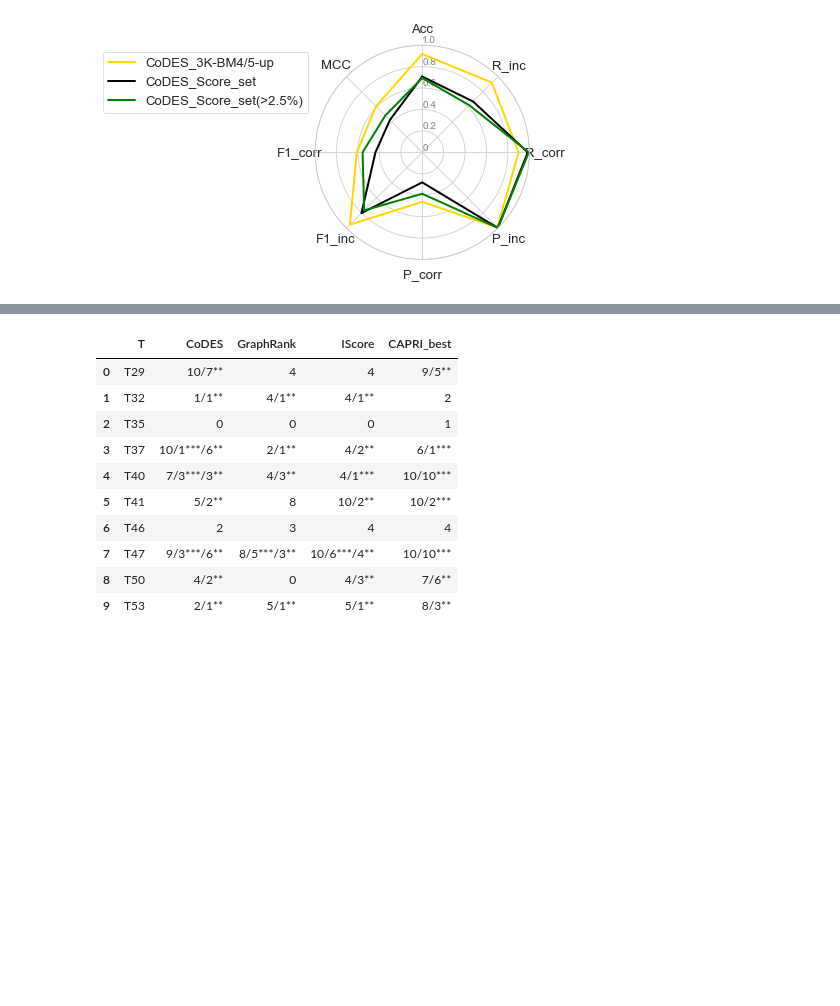
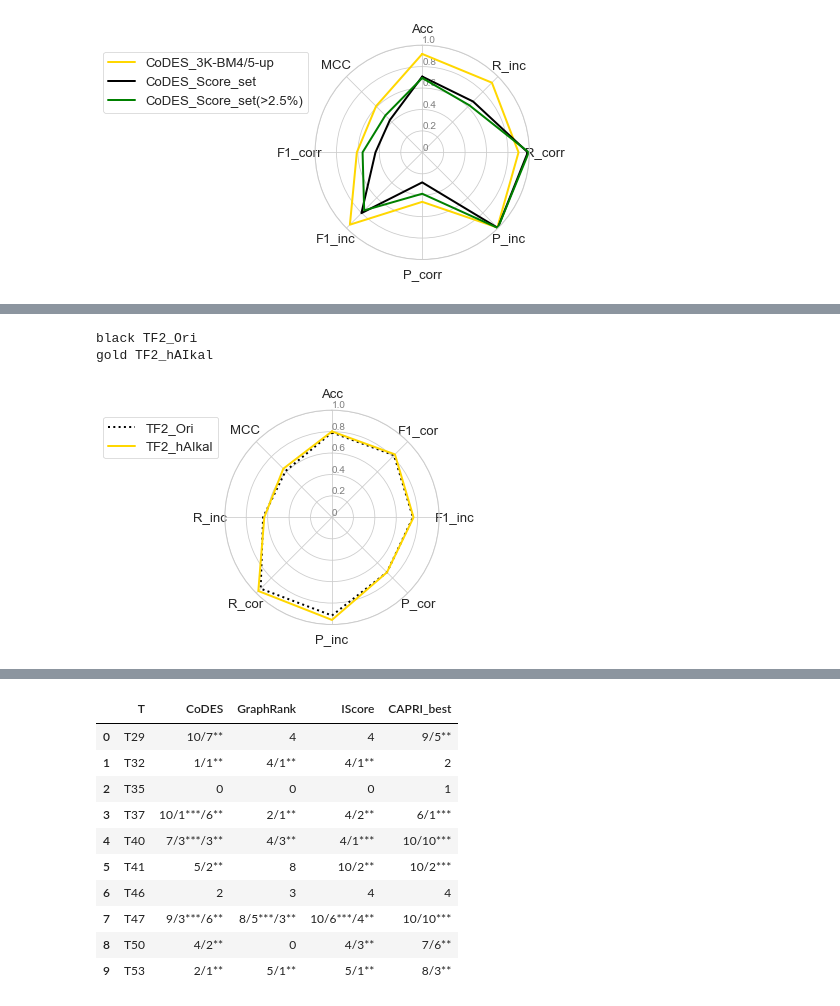
Before and after one commit to D-Barradas/DataViz, a Jupyter notebook: Radar_plots/Radar_plot_2021.ipynb, the cells around one changed output, grey strips where cells are left out. Saved outputs shown, nothing was run; the diff lists cells and outputs as text; code cells hidden in the pictures; blank space fills up the shorter version.

```diff
--- a/Radar_plots/Radar_plot_2021.ipynb
+++ b/Radar_plots/Radar_plot_2021.ipynb
@@ -326,0 +389,9 @@ green CoDES_Score_set(>2.5%)
+# %%
+plot_radar(df_haikal_test_set_bal[tf2].T,
+           "figure_haikal_test_bal_TF2",
+           ['black','gold'],
+           ['dotted','solid'])
+# %% [output]
+black TF2_Ori
+gold TF2_hAIkal
+[figure, added]
```
Also changed, not shown: parts of 36 cells of this notebook, 3 other files.
